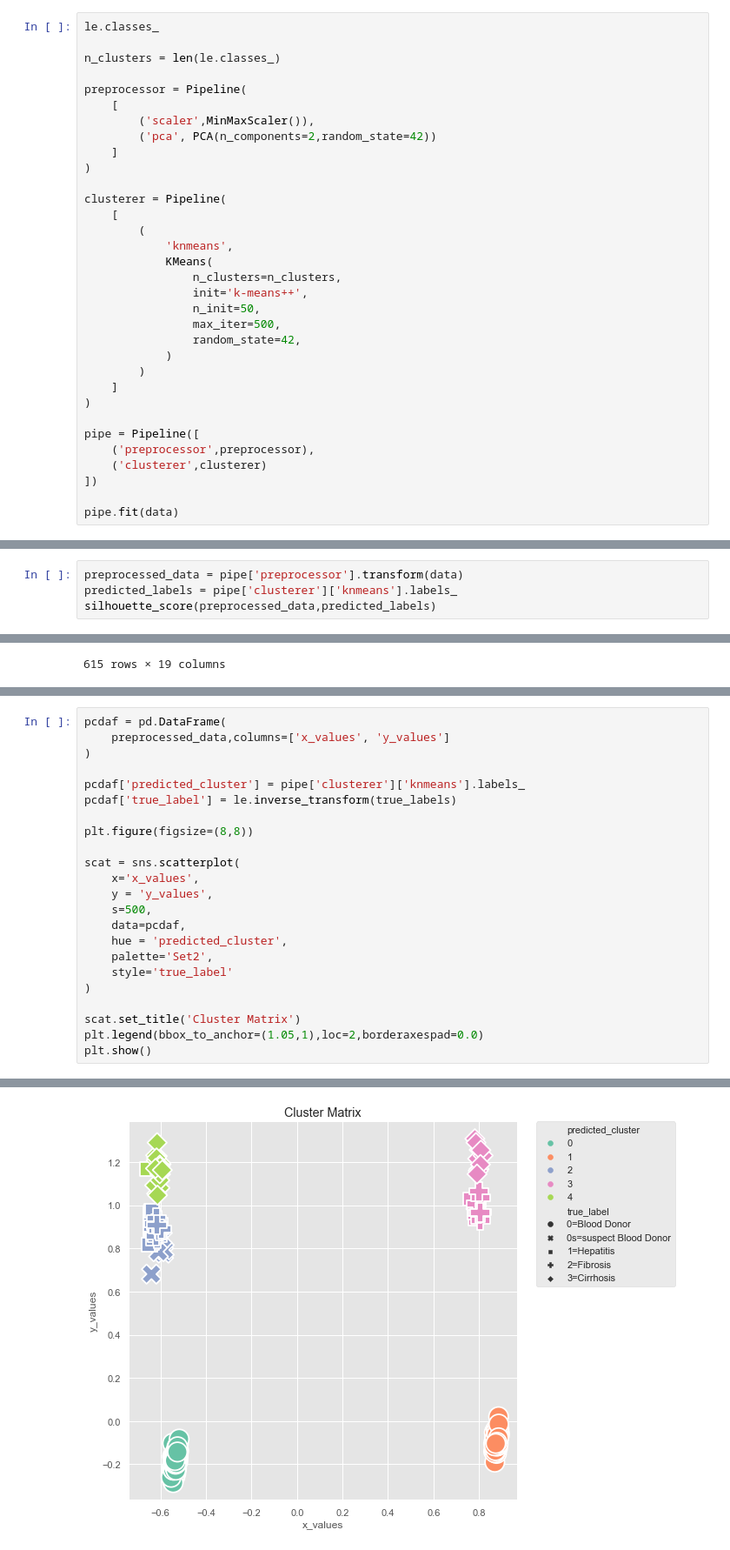
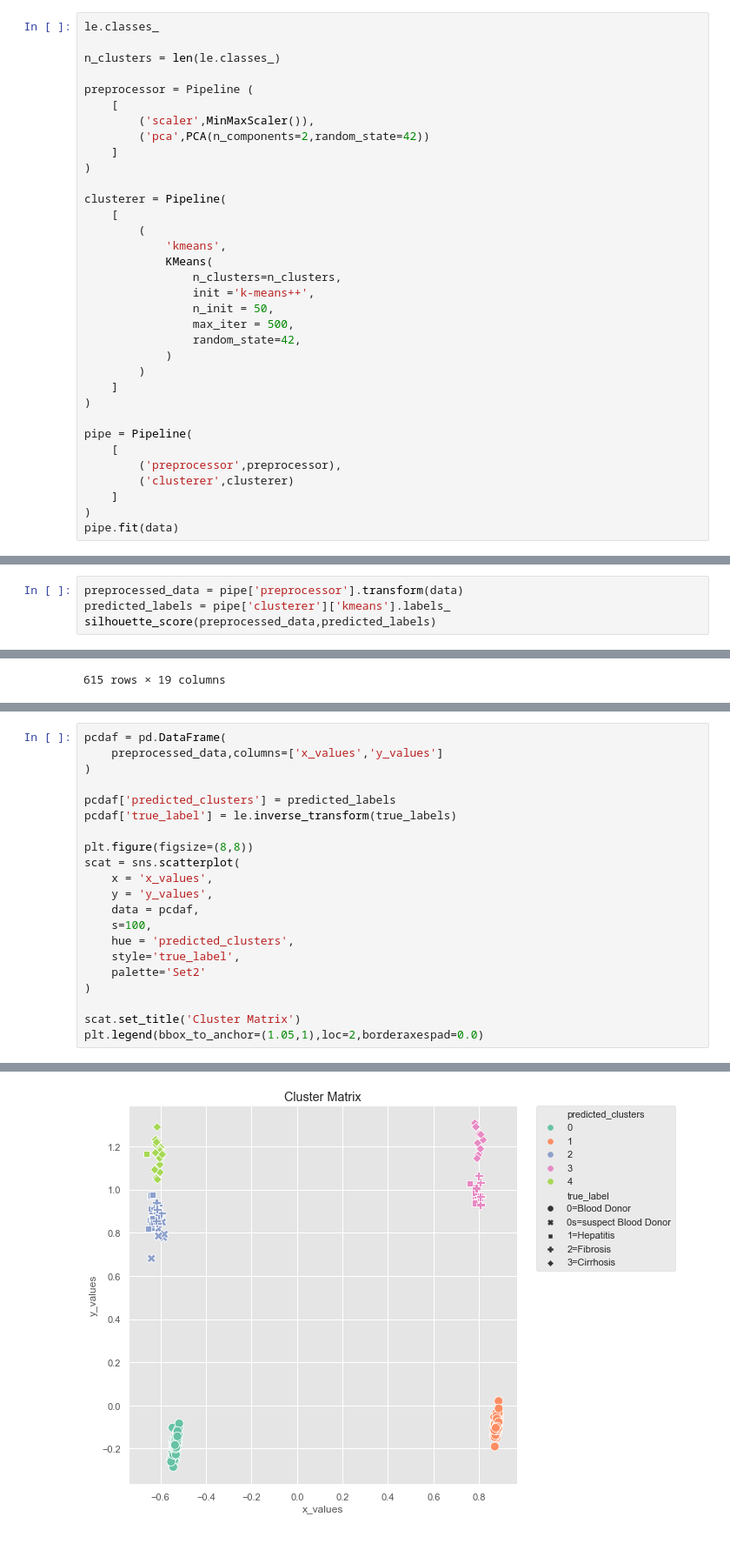
Before and after one commit to Omuk/Fullstack-Data-Analyst, a Jupyter notebook: Learning/code_examples/practice/practice_field.ipynb, the cells around one changed output, grey strips where cells are left out. Shown at 87% size. Saved outputs shown, nothing was run; the diff lists cells and outputs as text.

Commit message:
data

```diff
--- a/Learning/code_examples/practice/practice_field.ipynb
+++ b/Learning/code_examples/practice/practice_field.ipynb
@@ -89,33 +114,34 @@ le.classes_
 
 n_clusters = len(le.classes_)
 
-preprocessor = Pipeline(
+preprocessor = Pipeline (
     [
         ('scaler',MinMaxScaler()),
-        ('pca', PCA(n_components=2,random_state=42))
+        ('pca',PCA(n_components=2,random_state=42))
     ]
 )
 
 clusterer = Pipeline(
     [
         (
-            'knmeans',
+            'kmeans',
             KMeans(
                 n_clusters=n_clusters,
-                init='k-means++',
-                n_init=50,
-                max_iter=500,
+                init ='k-means++',
+                n_init = 50,
+                max_iter = 500,
                 random_state=42,
             )
         )
     ]
 )
 
-pipe = Pipeline([
-    ('preprocessor',preprocessor),
-    ('clusterer',clusterer)
-])
-
+pipe = Pipeline(
+    [
+        ('preprocessor',preprocessor),
+        ('clusterer',clusterer)
+    ]
+)
 pipe.fit(data)
 # %% [output]
 Pipeline(steps=[('preprocessor',
@@ -128,7 +154,7 @@ Pipeline(steps=[('preprocessor',
                                          random_state=42))]))])
 # %%
 preprocessed_data = pipe['preprocessor'].transform(data)
-predicted_labels = pipe['clusterer']['knmeans'].labels_
+predicted_labels = pipe['clusterer']['kmeans'].labels_
 silhouette_score(preprocessed_data,predicted_labels)
 # %% [output]
 0.945683640137728
@@ -160,24 +195,22 @@ data.head(3)
 # %%
 pcdaf = pd.DataFrame(
-    preprocessed_data,columns=['x_values', 'y_values']
+    preprocessed_data,columns=['x_values','y_values']
 )
 
-pcdaf['predicted_cluster'] = pipe['clusterer']['knmeans'].labels_
+pcdaf['predicted_clusters'] = predicted_labels
 pcdaf['true_label'] = le.inverse_transform(true_labels)
 
 plt.figure(figsize=(8,8))
-
 scat = sns.scatterplot(
-    x='x_values',
+    x = 'x_values',
     y = 'y_values',
-    s=500,
-    data=pcdaf,
-    hue = 'predicted_cluster',
-    palette='Set2',
-    style='true_label'
+    data = pcdaf,
+    s=100,
+    hue = 'predicted_clusters',
+    style='true_label',
+    palette='Set2'
 )
 
 scat.set_title('Cluster Matrix')
 plt.legend(bbox_to_anchor=(1.05,1),loc=2,borderaxespad=0.0)
-plt.show()
 # %% [output]
@@ -184 +218 @@ plt.show()
-[figure, old version]
+[figure, new version]
```
Also changed, not shown: parts of 12 cells of this notebook.
